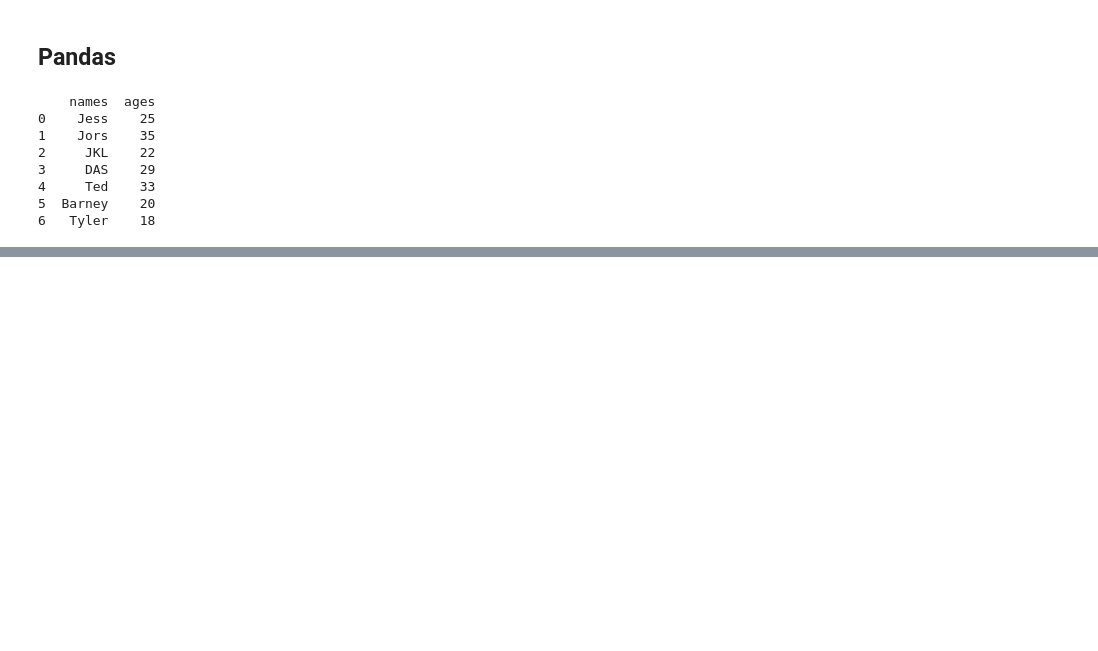
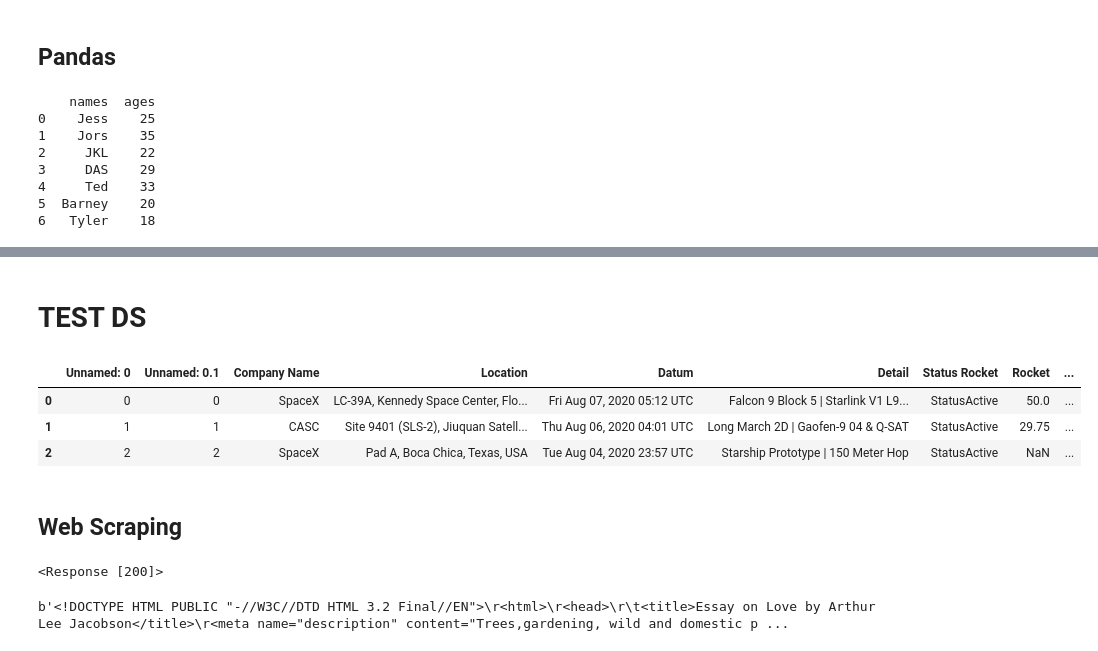
Before and after one commit to Iskanderka/Python_bootcamp, a Jupyter notebook: Week_10.ipynb, the cells around one changed output, grey strips where cells are left out. Drawn from its saved outputs; the diff is of its cells as text; code cells hidden in the pictures; blank space fills up the shorter version.

```diff
--- a/Week_10.ipynb
+++ b/Week_10.ipynb
@@ -86,0 +321,13 @@ print(df)
+# %% [markdown]
+# TEST DS
+# %%
+import csv
+space_df = pd.read_csv('space.csv')
+space_df[:3]
+# %% [output]
+|  | Unnamed: 0 | Unnamed: 0.1 | Company Name | Location | Datum | Detail | Status Rocket | Rocket | ... |
+| 0 | 0 | 0 | SpaceX | LC-39A, Kennedy Space Center, Flo... | Fri Aug 07, 2020 05:12 UTC | Falcon 9 Block 5 | Starlink V1 L9... | StatusActive | 50.0 | ... |
+| 1 | 1 | 1 | CASC | Site 9401 (SLS-2), Jiuquan Satell... | Thu Aug 06, 2020 04:01 UTC | Long March 2D | Gaofen-9 04 & Q-SAT | StatusActive | 29.75 | ... |
+| 2 | 2 | 2 | SpaceX | Pad A, Boca Chica, Texas, USA | Tue Aug 04, 2020 23:57 UTC | Starship Prototype | 150 Meter Hop | StatusActive | NaN | ... |
+# %% [markdown]
+## Web Scraping
@@ -86,0 +338,11 @@ print(df)
+# %%
+# performing a request and outputting the status code
+page = requests.get("http://www.arthurleej.com/e-love.html")
+print(page)
+# %% [output]
+<Response [200]>
+# %%
+# outputting the request response content
+print(page.content)
+# %% [output]
+b'<!DOCTYPE HTML PUBLIC "-//W3C//DTD HTML 3.2 Final//EN">\r<html>\r<head>\r\t<title>Essay on Love by Arthur Lee Jacobson</title>\r<meta name="description" content="Trees,gardening, wild and domestic p ...
```
Also changed, not shown: parts of 32 cells of this notebook, 1 other file.
